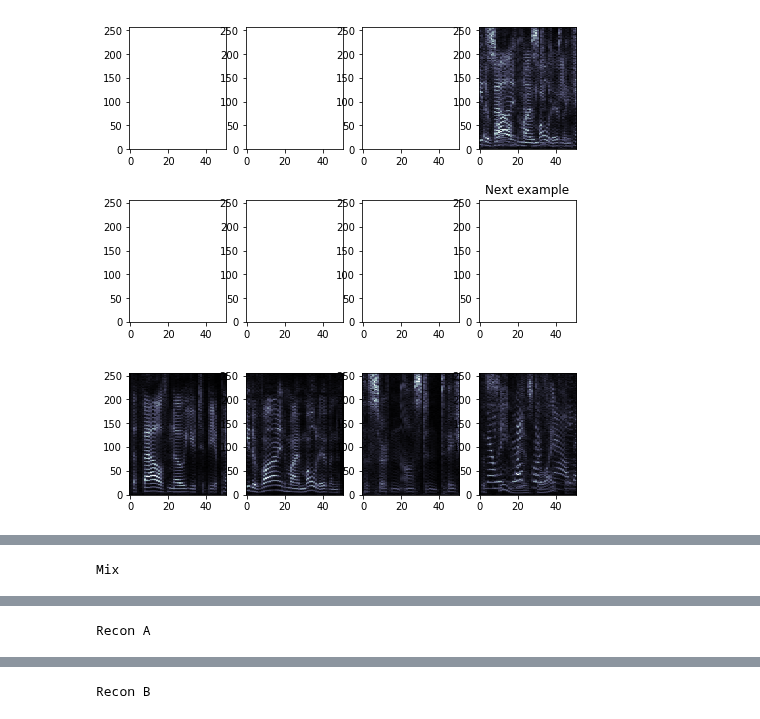
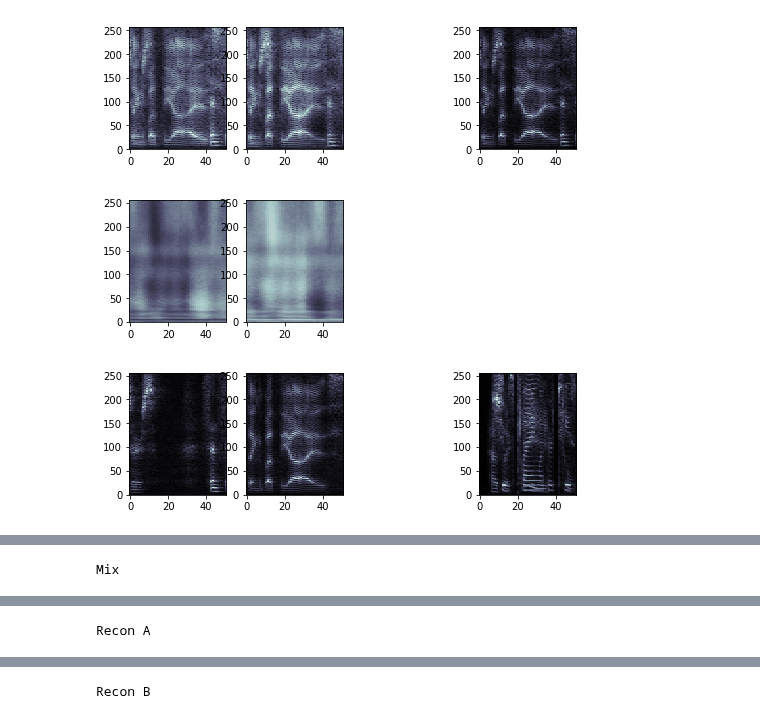
Before and after one commit to Lab41/Magnolia, a Jupyter notebook: sandbox/pit-demo/pitter-patter.ipynb, the cells around one changed output, grey strips where cells are left out. Saved outputs shown, nothing was run; the diff lists cells and outputs as text; code cells hidden in the pictures.

Commit message:
Add 2-speaker traiing, fewer plots

```diff
--- a/sandbox/pit-demo/pitter-patter.ipynb
+++ b/sandbox/pit-demo/pitter-patter.ipynb
@@ -20,10 +22,12 @@ from magnolia.factorization.pit import PITModel
 
 %matplotlib inline
 # %%
-num_srcs = 3
+num_srcs = 2
 num_steps = 51
 num_freq_bins = 257
 batch_size = 256
+
+checkpoint_path = "/local_data/pcallier/pit_checkpoint"
 
 def moving_average(a, n=3):
     ret = np.cumsum(a, dtype=float)
@@ -42,10 +46,12 @@ def scale_spectrogram(spectrogram):
 # %%
 tf.reset_default_graph()
 
-model = PITModel('pit-s-dnn', num_srcs, num_steps, num_freq_bins, learning_rate=1e-3)
+model_name = "pit_cnn_{}spkr".format(num_srcs)
+model = PITModel('pit-s-cnn', num_srcs, num_steps, num_freq_bins, learning_rate=5e-4)
 sess = tf.Session()
 sess.run(tf.global_variables_initializer())
 
 losses = []
+val_losses = []
 weight_changes = []
 # %% [output]
@@ -70,5 +76,7 @@ Tensor("loss/Sum_6:0", shape=(), dtype=float32)
 librispeech_dev = "/local_data/teams/magnolia/librispeech/processed_dev-clean.h5"
 librispeech_train = "/local_data/teams/magnolia/librispeech/processed_train-clean-100.h5"
 
-mixed_features = FeatureMixer([librispeech_dev, librispeech_dev, librispeech_dev], shape=(num_steps, None))
+mixed_features = FeatureMixer([librispeech_train] * num_srcs, shape=(num_steps, None))
+mixed_features_val = FeatureMixer([librispeech_dev] * num_srcs, shape=(num_steps, None))
 data_batches = batcher(mixed_features, batch_size)
+val_batches = batcher(mixed_features_val, batch_size)
@@ -76,80 +208,107 @@ data_batches = batcher(mixed_features, batch_size)
 %pdb off
 prev_first_layer_weights = None
 prev_weights = None
-for i, batch in enumerate(islice(data_batches, 200000)):
-    batch_features, batch_ref1, batch_ref2, batch_ref3 = batch
+saver = tf.train.Saver()
+nbatches = 100000 if num_srcs == 2 else 0
+for i, batch in enumerate(islice(data_batches, nbatches)):
+
+    # Get training data
+    batch_features, batch_ref1, batch_ref2 = batch
     batch_ref1_norm, batch_ref1_norm_phase = scale_spectrogram(batch_ref1)
     batch_ref2_norm, batch_ref2_norm_phase = scale_spectrogram(batch_ref2)
-    batch_ref3_norm, batch_ref3_norm_phase = scale_spectrogram(batch_ref3)
     batch_features_norm, batch_features_norm_phase = scale_spectrogram(batch_features)
+
+    # Do optimization
     data = {
         model.X_in: batch_features_norm,
-        model.y_in: np.stack((batch_ref1_norm, batch_ref2_norm, batch_ref3_norm), axis=1)
+        model.y_in: np.stack((batch_ref1_norm, batch_ref2_norm), axis=1)
         }
     sess.run(model.optimize, feed_dict=data)
     loss = sess.run(model.loss, feed_dict=data)
     losses.append(loss)
+
+    # get validation statistics
+    val_batch = next(val_batches)
+    (val_feat_norm, _), (val_ref1_norm, _), (val_ref2_norm, _) = \
+        [scale_spectrogram(x) for x in val_batch]
+    val_data = { model.X_in: val_feat_norm,
+                model.y_in: np.stack((val_ref1_norm, val_ref2_norm), axis=1)}
+    val_loss = sess.run(model.loss, feed_dict=val_data)
+    val_losses.append(val_loss)
+
+    # Collect predictions, gradient statistics, masks
     prediction = sess.run(model.predict, data)
     all_weights = sess.run(tf.concat([tf.reshape(var, [-1]) for var in tf.trainable_variables()], axis=0), data)
     if prev_weights is not None:
         weight_changes.append(np.linalg.norm(all_weights-prev_weights))
     prev_weights = all_weights
-
     if model.mask is not None:
         masks = sess.run(model.mask, data)
     else:
         masks = None
 
-    if i % 10 == 0:
+    # Checkpointing
+    if len(losses) > 0 and len(losses) % 1000 == 0:
+#     if True:
+        saver.save(sess, os.path.join(checkpoint_path, "{model}_{batch}_{stamp}.ckpt".format(
+            model=model_name,
+            batch=i,
+            stamp=hex(hash(time.time()))[2:8]
+        )))
+
+    # Plotting
+    if len(losses) > 0 and len(losses) % 10 == 0:
+#     if True:
         orig = sf.reconstruct(batch_features[0], batch_features[0], fs=10000, window_size=None, step_size=0.0256)
         recon_a = sf.reconstruct(prediction[0,0]**2, batch_features[0], fs=10000, window_size=None, step_size=0.0256)
         recon_b = sf.reconstruct(prediction[0,1]**2, batch_features[0], fs=10000, window_size=None, step_size=0.0256)
-        recon_c = sf.reconstruct(prediction[0,2]**2, batch_features[0], fs=10000, window_size=None, step_size=0.0256)
         orig_a = sf.reconstruct(batch_ref1[0], batch_ref1[0], fs=10000, window_size=None, step_size=0.0256)
         orig_b = sf.reconstruct(batch_ref2[0], batch_ref2[0], fs=10000, window_size=None, step_size=0.0256)
-        orig_c = sf.reconstruct(batch_ref3[0], batch_ref3[0], fs=10000, window_size=None, step_size=0.0256)
 
         display.clear_output(wait=True)
         plt.figure(figsize=(8,9))
         plt.subplot(3,4,1); plt.imshow(np.sqrt(prediction[0,0].T), cmap='bone', origin='lower', aspect=0.25)
         plt.subplot(3,4,2); plt.imshow(np.sqrt(prediction[0,1].T), cmap='bone', origin='lower', aspect=0.25)
-        plt.subplot(3,4,3); plt.imshow(np.sqrt(prediction[0,2].T), cmap='bone', origin='lower', aspect=0.25)
-#         plt.colorbar()
         plt.subplot(3,4,4); plt.imshow(batch_features_norm[0].T, cmap='bone', origin='lower', aspect=0.25)
         if masks is not None:
-            plt.subplot(3,4,5); plt.imshow(masks[0,0].T, cmap='bone', origin='lower', aspect=0.25)
-            plt.subplot(3,4,6); plt.imshow(masks[1,0].T, cmap='bone', origin='lower', aspect=0.25)
-            plt.subplot(3,4,7); plt.imshow(masks[2,0].T, cmap='bone', origin='lower', aspect=0.25)
-            plt.subplot(3,4,8); plt.imshow(masks[2,1].T, cmap='bone', origin='lower', aspect=0.25)
-            plt.title("Next example")
+            plt.subplot(3,4,5); plt.imshow(masks[0,0].T, cmap='bone', origin='lower', aspect=0.25, vmin=0, vmax=1)
+            plt.subplot(3,4,6); plt.imshow(masks[1,0].T, cmap='bone', origin='lower', aspect=0.25, vmin=0, vmax=1)
 
         plt.subplot(3,4,9); plt.imshow(batch_ref1_norm[0].T, cmap='bone', origin='lower', aspect=0.25)
         plt.subplot(3,4,10); plt.imshow(batch_ref2_norm[0].T, cmap='bone', origin='lower', aspect=0.25)
-        plt.subplot(3,4,11); plt.imshow(batch_ref3_norm[0].T, cmap='bone', origin='lower', aspect=0.25)
-        plt.subplot(3,4,12); plt.imshow(batch_features_norm[1].T, cmap='bone', origin='lower', aspect=0.25)
-#         plt.colorbar()
 
 
-
+        smooth_factor = len(losses) // 10
+        if smooth_factor <= 5:
+            avg_losses = losses
+            avg_val = val_losses
+            avg_chg = weight_changes
+        else:
+            avg_losses = moving_average(losses, smooth_factor)
+            avg_val = moving_average(val_losses, smooth_factor)
+            avg_chg = moving_average(weight_changes, smooth_factor)
+        plt.figure(figsize=(8,5))
+        plt.plot(avg_losses)
+        plt.plot(avg_val, color='red')
+        plt.title("Losses")
 
         plt.figure(figsize=(8,5))
-        plt.plot(moving_average(losses, 5))
-        plt.title("Losses")
-        plt.figure(figsize=(8,5))
-        plt.plot(moving_average(weight_changes, 5))
+        plt.plot(avg_chg)
         plt.title("Norm of weight changes from previous minibatch")
+
+        plt.figure()
+        plt.imshow(sess.run(model.logits, data), cmap='afmhot', aspect=3)
+        plt.colorbar()
         plt.show()
         print("Mix")
         display.display(display.Audio(orig, rate=10000))
         print("Recon A")
         display.display(display.Audio(recon_a, rate=10000))
         print("Recon B")
         display.display(display.Audio(recon_b, rate=10000))
-        print("Recon C")
-        display.display(display.Audio(recon_c, rate=10000))
+
         print("Originals")
         display.display(display.Audio(orig_a, rate=10000))
         display.display(display.Audio(orig_b, rate=10000))
-        display.display(display.Audio(orig_c, rate=10000))
 # %% [output]
-[figure, old version]
+[figure, new version]
```
Also changed, not shown: parts of 11 cells of this notebook.
